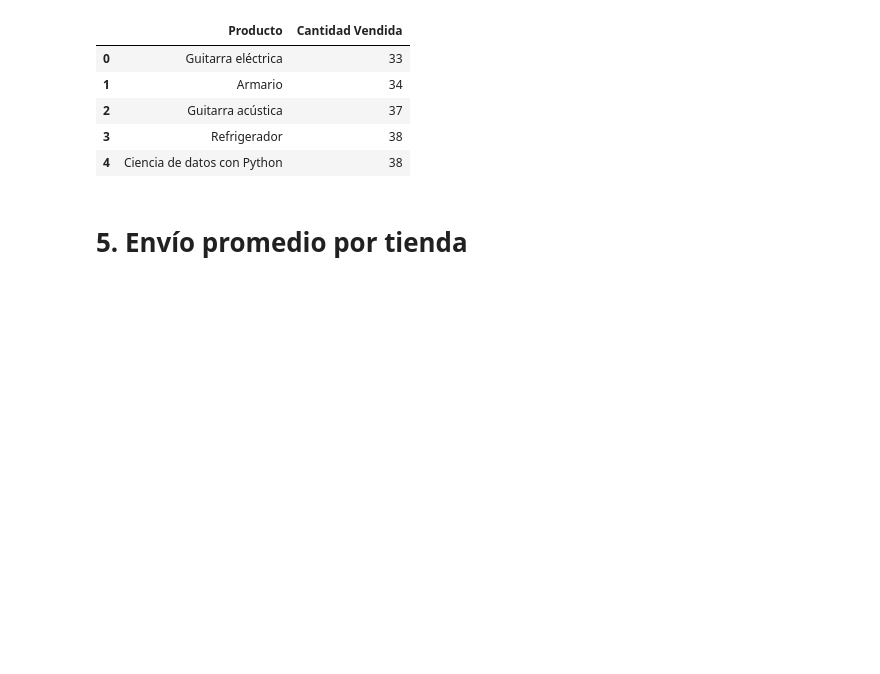
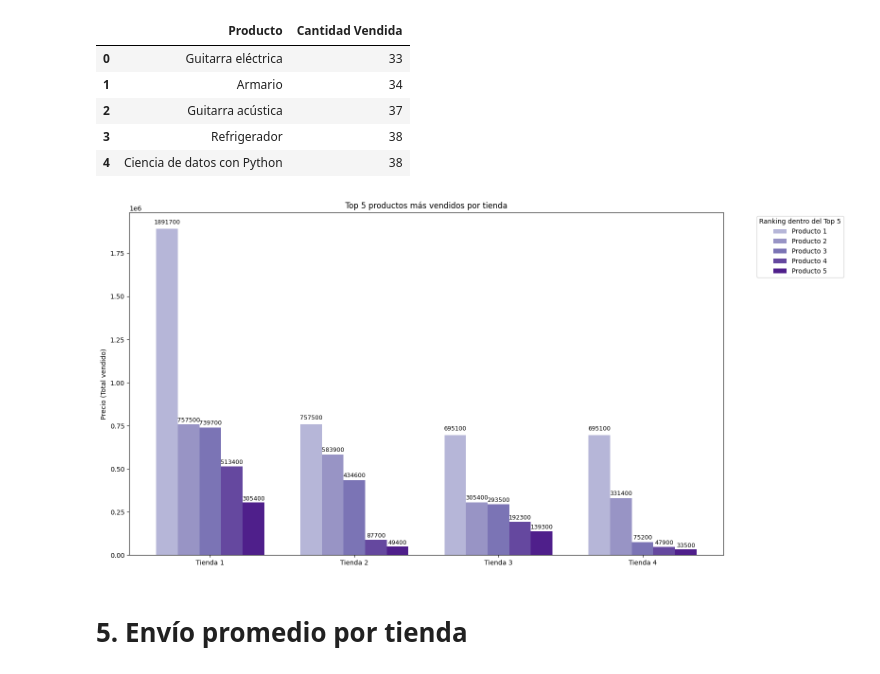
Before and after one commit to ValentinaQuinteroC/ALURA_STORE1, a Jupyter notebook: AluraStoreLatam.ipynb, the cells around one changed output. Cells and saved outputs as stored; diff of their text form; code cells hidden in the pictures; blank space fills up the shorter version.

```diff
--- a/AluraStoreLatam.ipynb
+++ b/AluraStoreLatam.ipynb
@@ -572,3 +720,10 @@ df_top_5_productos3
 | 2 | Cama king | 56 |
 | 3 | Set de ollas | 55 |
 | 4 | Mesa de noche | 55 |
+# %%
+ventas_productos3 = df_top_5_productos3.merge(
+    tienda[["Producto", "Precio"]].drop_duplicates("Producto"),
+    on="Producto",
+    how="left"
+)
+ventas_productos3.head()
@@ -631,3 +812,10 @@ df_top_5_productos4
 | 2 | Cama king | 56 |
 | 3 | Dashboards con Power BI | 56 |
 | 4 | Carrito de control remoto | 55 |
+# %%
+ventas_productos4 = df_top_5_productos4.merge(
+    tienda[["Producto", "Precio"]].drop_duplicates("Producto"),
+    on="Producto",
+    how="left"
+)
+ventas_productos4.head()
@@ -659,6 +854,52 @@ df_tail_5_productos4
 | 2 | Guitarra acústica | 37 |
 | 3 | Refrigerador | 38 |
 | 4 | Ciencia de datos con Python | 38 |
+# %%
+import matplotlib.pyplot as plt
+import numpy as np
+
+dfs = [ventas_productos1, ventas_productos2, ventas_productos3, ventas_productos4]
+tiendas = ["Tienda 1", "Tienda 2", "Tienda 3", "Tienda 4"]
+
+n_productos = 5
+x = np.arange(len(tiendas))
+width = 0.15
+colors = plt.cm.Purples(np.linspace(0.4, 0.9, n_productos))
+
+plt.figure(figsize=(16, 8))
+
+for i in range(n_productos):
+    precios_i = [dfs[t].sort_values("Precio", ascending=False)["Precio"].iloc[i] for t in range(4)]
+
+    x_positions = x + i * width - (width * (n_productos - 1) / 2)
+
+    plt.bar(
+        x_positions,
+        precios_i,
+        width,
+        label=f"Producto {i+1}",
+        color=colors[i]
+    )
+
+    for xpos, val in zip(x_positions, precios_i):
+        plt.text(
+            xpos,
+            val + max(precios_i)*0.01,
+            f"{val:.0f}",
+            ha='center',
+            va='bottom',
+            fontsize=9
+        )
+
+plt.xticks(x, tiendas)
+plt.ylabel("Precio (Total vendido)")
+plt.title("Top 5 productos más vendidos por tienda")
+plt.legend(title="Ranking dentro del Top 5", bbox_to_anchor=(1.05, 1), loc='upper left')
+
+plt.tight_layout()
+plt.show()
+# %% [output]
+[figure, added]
 # %% [markdown]
 # 5. Envío promedio por tienda
 # %% [markdown]
```
Also changed, not shown: parts of 38 cells of this notebook.
